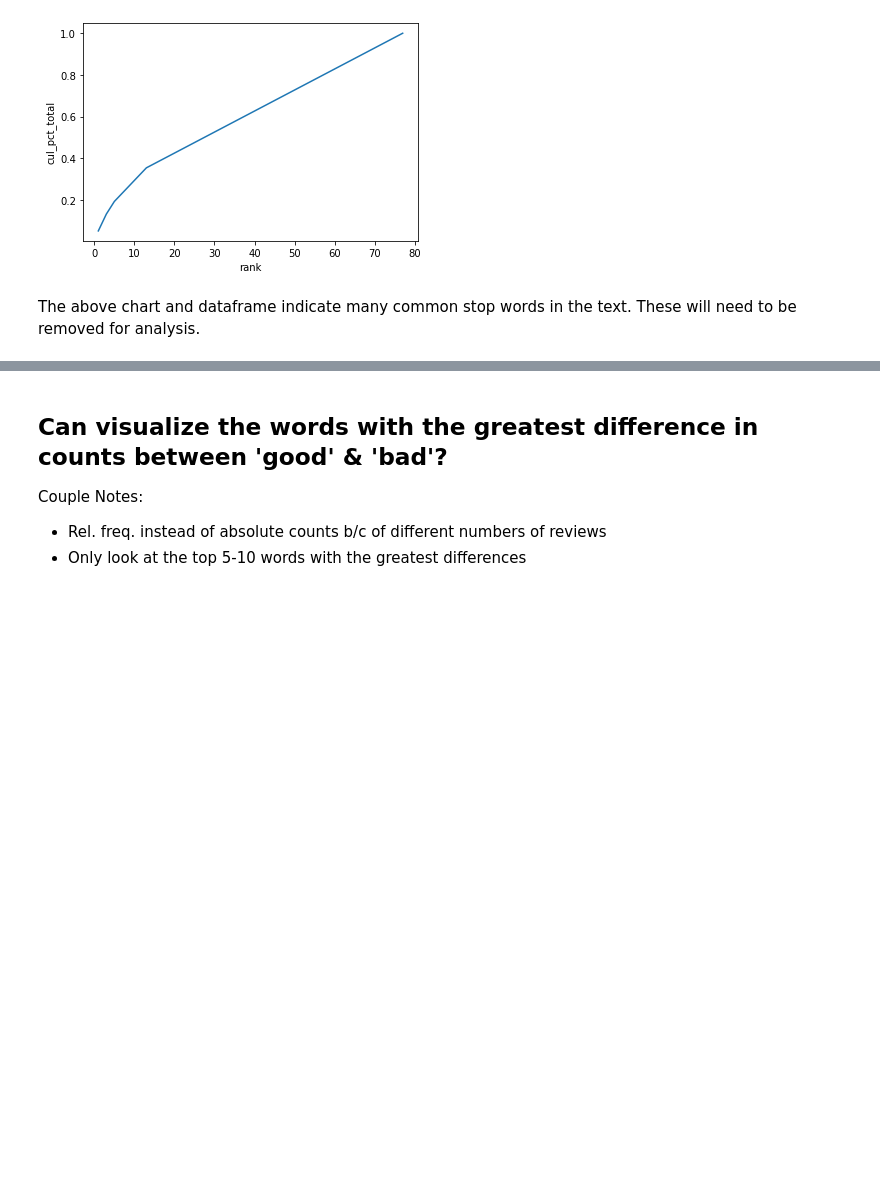
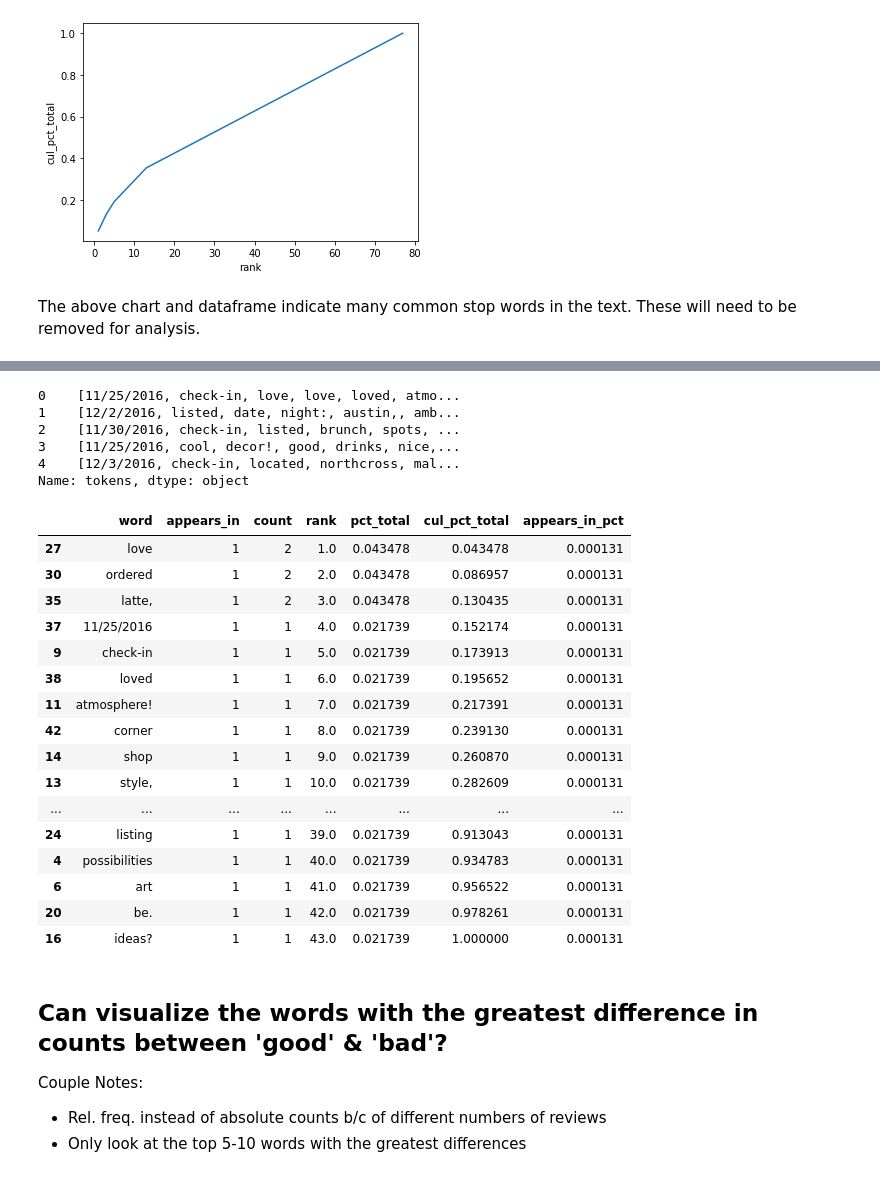
Before and after one commit to RAV10K1/DS-Unit-4-Sprint-1-NLP, a Jupyter notebook: module1-text-data/LS_DS_411_Text_Data_Assignment.ipynb, the cells around one changed output, grey strips where cells are left out. Drawn from its saved outputs; the diff is of its cells as text; code cells hidden in the pictures; blank space fills up the shorter version.

```diff
--- a/module1-text-data/LS_DS_411_Text_Data_Assignment.ipynb
+++ b/module1-text-data/LS_DS_411_Text_Data_Assignment.ipynb
@@ -78,3 +69,23 @@ shops.head()
 | 2 | The Factory - Cafe With a Soul | 11/30/2016 1 check-in Listed in B... | 4.0 |
 | 3 | The Factory - Cafe With a Soul | 11/25/2016 Very cool decor! Good ... | 2.0 |
 | 4 | The Factory - Cafe With a Soul | 12/3/2016 1 check-in They are loc... | 4.0 |
+# %%
+# Function for keeping only alpha characters
+
+def tokenize(text):
+    """Parses a string into a list of semantic units (words)
+
+    Args:
+        text (str): The string that the function will tokenize.
+
+    Returns:
+        list: tokens parsed out by the mechanics of your choice
+    """
+
+    tokens = re.sub('[^a-zA-Z 0-9]', '', text)
+    tokens = tokens.lower().split()
+
+    return tokens
+# %%
+shops.full_review_text = shops.full_review_text.apply(tokenize)
+shops.full_review_text.head()
@@ -194,3 +229,51 @@ len(nlp.Defaults.stop_words)
+# %%
+# Adding words to list of default stop words
+STOP_WORDS = nlp.Defaults.stop_words.union(['1','latte', 'coffee'])
+# %%
+# Updating tokens list without stop words.
+tokens = []
+
+for doc in tokenizer.pipe(shops['full_review_text'], batch_size=500):
+
+    doc_tokens = []
+
+    for token in doc:
+        if token.text.lower() not in STOP_WORDS:
+            doc_tokens.append(token.text.lower())
+
+    tokens.append(doc_tokens)
+
+shops['tokens'] = tokens
+# %%
+shops.tokens.head()
+# %% [output]
+0    [11/25/2016, check-in, love, love, loved, atmo...
+1    [12/2/2016, listed, date, night:, austin,, amb...
+2    [11/30/2016, check-in, listed, brunch, spots, ...
+3    [11/25/2016, cool, decor!, good, drinks, nice,...
+4    [12/3/2016, check-in, located, northcross, mal...
+Name: tokens, dtype: object
+# %%
+word_count = count(shops.tokens)
+word_count
+# %% [output]
+|  | word | appears_in | count | rank | pct_total | cul_pct_total | appears_in_pct |
+| 27 | love | 1 | 2 | 1.0 | 0.043478 | 0.043478 | 0.000131 |
+| 30 | ordered | 1 | 2 | 2.0 | 0.043478 | 0.086957 | 0.000131 |
+| 35 | latte, | 1 | 2 | 3.0 | 0.043478 | 0.130435 | 0.000131 |
+| 37 | 11/25/2016 | 1 | 1 | 4.0 | 0.021739 | 0.152174 | 0.000131 |
+| 9 | check-in | 1 | 1 | 5.0 | 0.021739 | 0.173913 | 0.000131 |
+| 38 | loved | 1 | 1 | 6.0 | 0.021739 | 0.195652 | 0.000131 |
+| 11 | atmosphere! | 1 | 1 | 7.0 | 0.021739 | 0.217391 | 0.000131 |
+| 42 | corner | 1 | 1 | 8.0 | 0.021739 | 0.239130 | 0.000131 |
+| 14 | shop | 1 | 1 | 9.0 | 0.021739 | 0.260870 | 0.000131 |
+| 13 | style, | 1 | 1 | 10.0 | 0.021739 | 0.282609 | 0.000131 |
+| ... | ... | ... | ... | ... | ... | ... | ... |
+| 24 | listing | 1 | 1 | 39.0 | 0.021739 | 0.913043 | 0.000131 |
+| 4 | possibilities | 1 | 1 | 40.0 | 0.021739 | 0.934783 | 0.000131 |
+| 6 | art | 1 | 1 | 41.0 | 0.021739 | 0.956522 | 0.000131 |
+| 20 | be. | 1 | 1 | 42.0 | 0.021739 | 0.978261 | 0.000131 |
+| 16 | ideas? | 1 | 1 | 43.0 | 0.021739 | 1.000000 | 0.000131 |
 # %% [markdown]
 ## Can visualize the words with the greatest difference in counts between 'good' & 'bad'?
 
```
Also changed, not shown: parts of 4 cells of this notebook, 1 other file.
